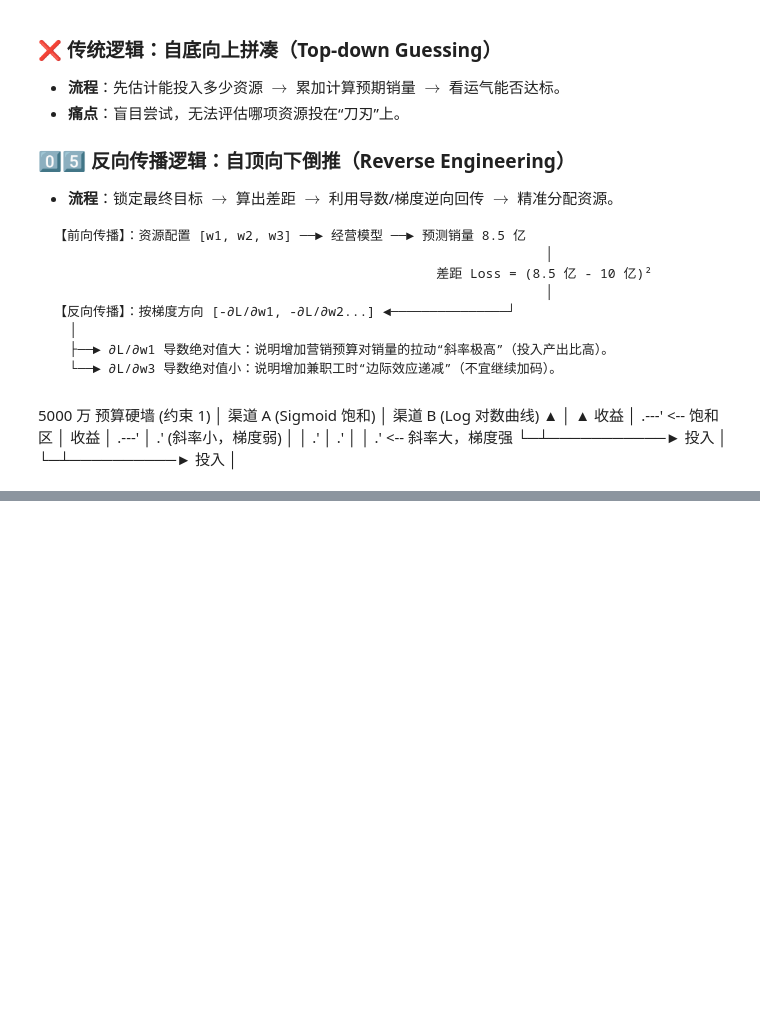
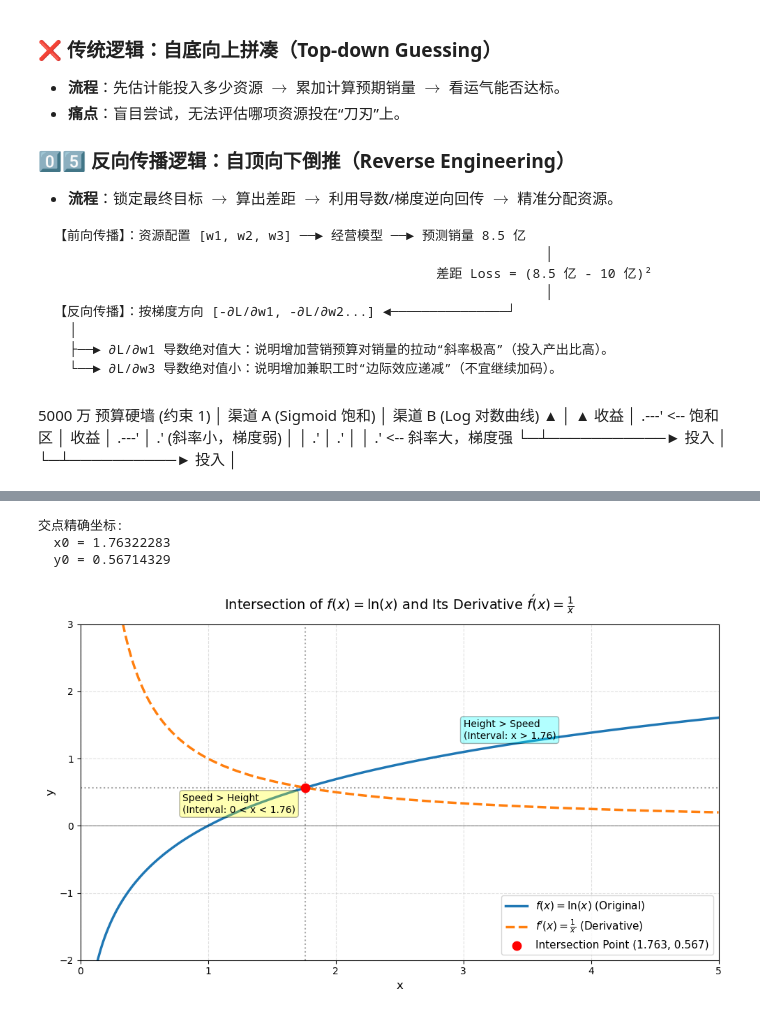
Before and after one commit to Qualia0503/Math, a Jupyter notebook: Mathematical_Mental_Models.ipynb, the cells around one changed output, grey strips where cells are left out. Saved outputs shown, nothing was run; the diff lists cells and outputs as text; code cells hidden in the pictures; blank space fills up the shorter version.

```diff
--- a/Mathematical_Mental_Models.ipynb
+++ b/Mathematical_Mental_Models.ipynb
@@ -90,0 +176,78 @@
+# %%
+import numpy as np
+import matplotlib.pyplot as plt
+from scipy.optimize import fsolve
+
+# 1. 定义函数：原函数 f(x) = ln(x) 与 导函数 f'(x) = 1/x
+
+
+def f(x):
+    return np.log(x)
+
+
+def df(x):
+    return 1.0 / x
+
+# 2. 精确数值求解交点 x0 (使得 ln(x) - 1/x = 0)
+
+
+def intersection_equation(x):
+    return f(x) - df(x)
+
+
+# 给出初始猜测值 1.5，求解方程
+x0 = fsolve(intersection_equation, 1.5)[0]
+y0 = f(x0)
+
+print(f"交点精确坐标:")
+print(f"  x0 = {x0:.8f}")
+print(f"  y0 = {y0:.8f}")
+
+# 3. 准备绘图数据
+x_vals = np.linspace(0.1, 5.0, 500)
+y_f = f(x_vals)
+y_df = df(x_vals)
+
+# 4. 绘图设置
+plt.figure(figsize=(10, 6), dpi=100)
+
+# 绘制原函数与导函数曲线
+plt.plot(x_vals, y_f, label=r'$f(x) = \ln(x)$ (Original)',
+         color='#1f77b4', linewidth=2.5)
+plt.plot(x_vals, y_df, label=r"$f'(x) = \frac{1}{x}$ (Derivative)",
+         color='#ff7f0e', linewidth=2.5, linestyle='--')
+
+# 标注交点
+plt.scatter([x0], [y0], color='red', s=80, zorder=5,
+            label=f'Intersection Point ({x0:.3f}, {y0:.3f})')
+
+# 绘制交点的辅助虚线
+plt.axvline(x=x0, color='gray', linestyle=':', alpha=0.7)
+plt.axhline(y=y0, color='gray', linestyle=':', alpha=0.7)
+
+# 图表装饰与美化
+plt.title(
+    r'Intersection of $f(x) = \ln(x)$ and Its Derivative $f\'(x) = \frac{1}{x}$', fontsize=14, pad=15)
+plt.xlabel('x', fontsize=12)
+plt.ylabel('y', fontsize=12)
+plt.axhline(0, color='black', linewidth=0.8, alpha=0.5)
+plt.axvline(0, color='black', linewidth=0.8, alpha=0.5)
+plt.xlim(0, 5)
+plt.ylim(-2, 3)
+plt.grid(True, linestyle='--', alpha=0.4)
+plt.legend(fontsize=11, loc='lower right')
+
+# 在图中添加文字说明
+plt.annotate(f'Speed > Height\n(Interval: 0 < x < {x0:.2f})',
+             xy=(0.8, 0.2), fontsize=10, bbox=dict(boxstyle="round,pad=0.3", fc="yellow", alpha=0.3))
+plt.annotate(f'Height > Speed\n(Interval: x > {x0:.2f})',
+             xy=(3.0, 1.3), fontsize=10, bbox=dict(boxstyle="round,pad=0.3", fc="cyan", alpha=0.3))
+
+# 显示图像
+plt.tight_layout()
+plt.show()
+# %% [output]
+交点精确坐标:
+  x0 = 1.76322283
+  y0 = 0.56714329
+[figure, added]
```
Also changed, not shown: parts of 2 cells of this notebook.
